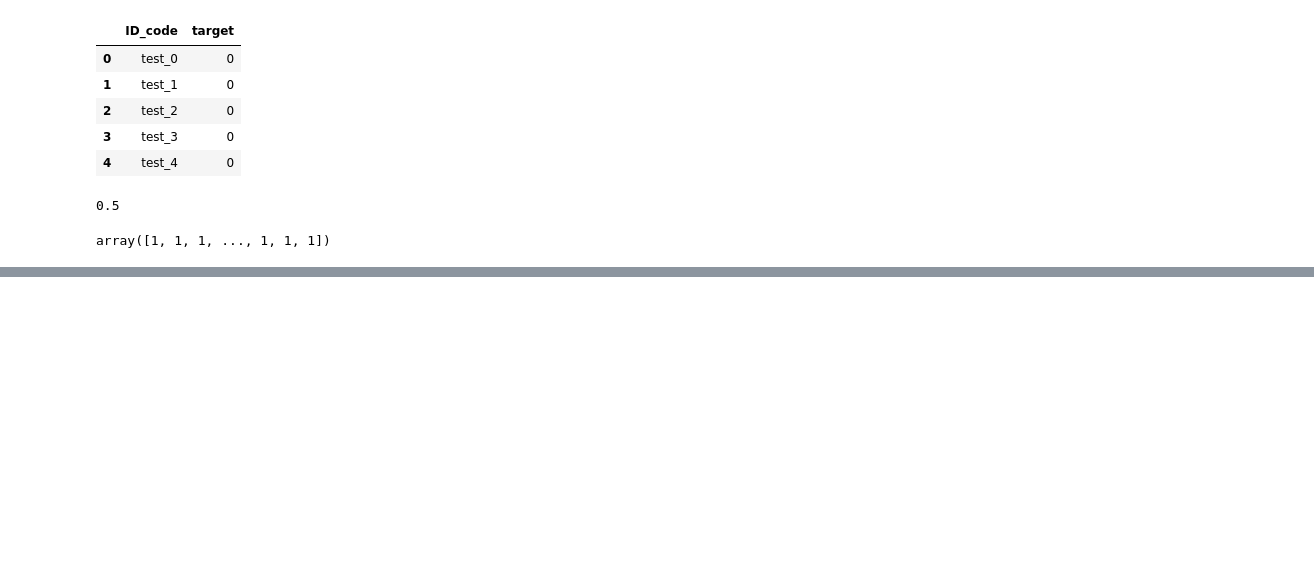
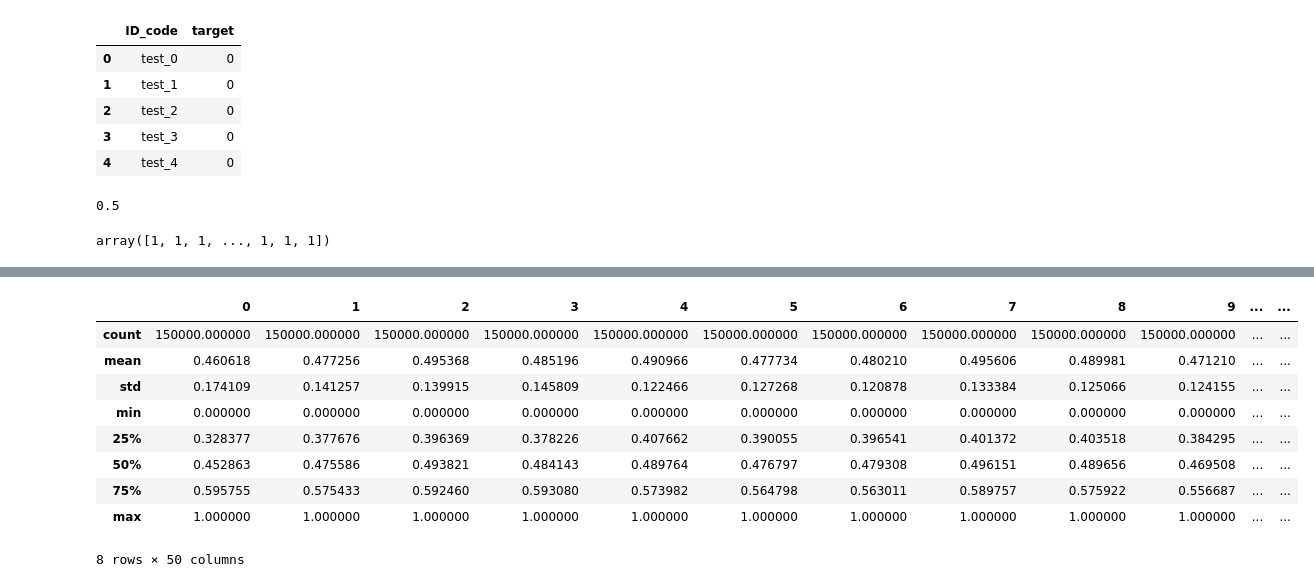
Before and after one commit to GrzegorzMika/KaggleSantander, a Jupyter notebook: XGBoost_funny_baseline.ipynb, the cells around one changed output, grey strips where cells are left out. Saved outputs shown, nothing was run; the diff lists cells and outputs as text; code cells hidden in the pictures; blank space fills up the shorter version.

Commit message:
test scalers

```diff
--- a/XGBoost_funny_baseline.ipynb
+++ b/XGBoost_funny_baseline.ipynb
@@ -132,0 +160,17 @@ array([1, 1, 1, ..., 1, 1, 1])
+# %%
+MinMaxScaler = preprocessing.MinMaxScaler()
+MinMaxScaler.fit(X_train)
+X_train = MinMaxScaler.transform(X_train)
+# %%
+pd.DataFrame(X_train).describe()
+# %% [output]
+|  | 0 | 1 | 2 | 3 | 4 | 5 | 6 | 7 | 8 | 9 | ... | ... |
+| count | 150000.000000 | 150000.000000 | 150000.000000 | 150000.000000 | 150000.000000 | 150000.000000 | 150000.000000 | 150000.000000 | 150000.000000 | 150000.000000 | ... | ... |
+| mean | 0.460618 | 0.477256 | 0.495368 | 0.485196 | 0.490966 | 0.477734 | 0.480210 | 0.495606 | 0.489981 | 0.471210 | ... | ... |
+| std | 0.174109 | 0.141257 | 0.139915 | 0.145809 | 0.122466 | 0.127268 | 0.120878 | 0.133384 | 0.125066 | 0.124155 | ... | ... |
+| min | 0.000000 | 0.000000 | 0.000000 | 0.000000 | 0.000000 | 0.000000 | 0.000000 | 0.000000 | 0.000000 | 0.000000 | ... | ... |
+| 25% | 0.328377 | 0.377676 | 0.396369 | 0.378226 | 0.407662 | 0.390055 | 0.396541 | 0.401372 | 0.403518 | 0.384295 | ... | ... |
+| 50% | 0.452863 | 0.475586 | 0.493821 | 0.484143 | 0.489764 | 0.476797 | 0.479308 | 0.496151 | 0.489656 | 0.469508 | ... | ... |
+| 75% | 0.595755 | 0.575433 | 0.592460 | 0.593080 | 0.573982 | 0.564798 | 0.563011 | 0.589757 | 0.575922 | 0.556687 | ... | ... |
+| max | 1.000000 | 1.000000 | 1.000000 | 1.000000 | 1.000000 | 1.000000 | 1.000000 | 1.000000 | 1.000000 | 1.000000 | ... | ... |
+8 rows × 50 columns
```
Also changed, not shown: parts of 14 cells of this notebook, 3 other files.
